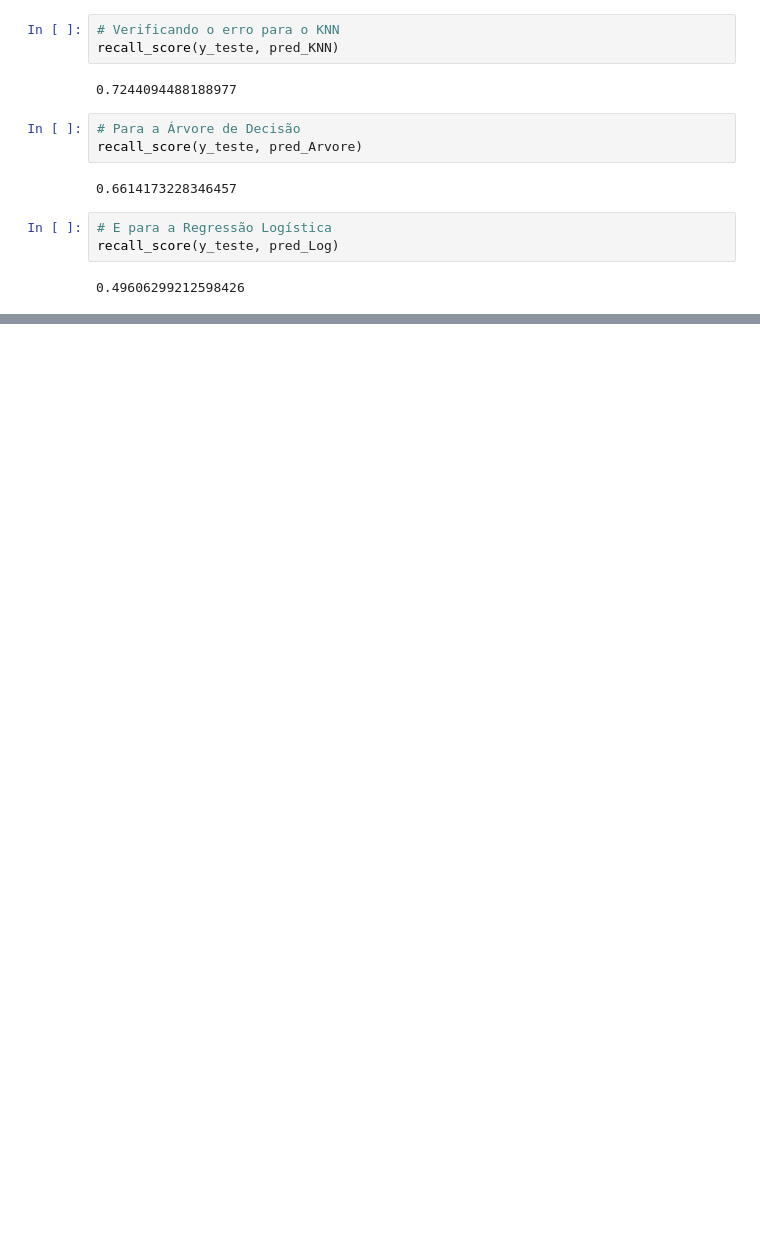
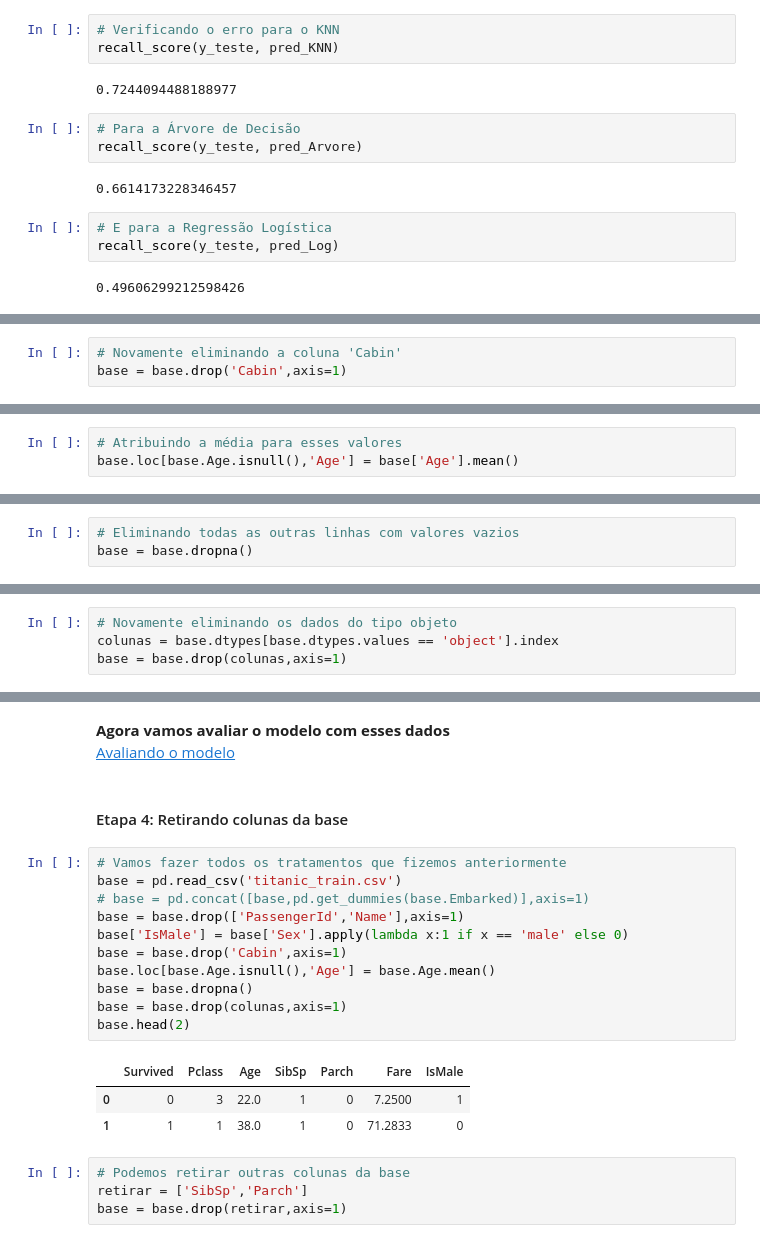
Before and after one commit to BrunoSouza-Data/Projetos_e_estudos, a Jupyter notebook: Projeto Titanic/titanic.ipynb, the cells around one changed output, grey strips where cells are left out. Drawn from its saved outputs; the diff is of its cells as text; blank space fills up the shorter version.

```diff
--- a/Projeto Titanic/titanic.ipynb
+++ b/Projeto Titanic/titanic.ipynb
@@ -778,0 +827,3 @@ In progress...
+# %%
+# Novamente eliminando a coluna 'Cabin'
+base = base.drop('Cabin',axis=1)
@@ -778,0 +853,3 @@ In progress...
+# %%
+# Atribuindo a média para esses valores
+base.loc[base.Age.isnull(),'Age'] = base['Age'].mean()
@@ -778,0 +858,3 @@ In progress...
+# %%
+# Eliminando todas as outras linhas com valores vazios
+base = base.dropna()
@@ -778,0 +863,4 @@ In progress...
+# %%
+# Novamente eliminando os dados do tipo objeto
+colunas = base.dtypes[base.dtypes.values == 'object'].index
+base = base.drop(colunas,axis=1)
@@ -778,0 +1011,25 @@ In progress...
+# %% [markdown]
+**Agora vamos avaliar o modelo com esses dados**<br>
+[Avaliando o modelo](#AvaliandoModelo)
+# %% [markdown]
+<a id='Etapa4'></a>
+#### Etapa 4: Retirando colunas da base
+# %%
+# Vamos fazer todos os tratamentos que fizemos anteriormente
+base = pd.read_csv('titanic_train.csv')
+# base = pd.concat([base,pd.get_dummies(base.Embarked)],axis=1)
+base = base.drop(['PassengerId','Name'],axis=1)
+base['IsMale'] = base['Sex'].apply(lambda x:1 if x == 'male' else 0)
+base = base.drop('Cabin',axis=1)
+base.loc[base.Age.isnull(),'Age'] = base.Age.mean()
+base = base.dropna()
+base = base.drop(colunas,axis=1)
+base.head(2)
+# %% [output]
+|  | Survived | Pclass | Age | SibSp | Parch | Fare | IsMale |
+| 0 | 0 | 3 | 22.0 | 1 | 0 | 7.2500 | 1 |
+| 1 | 1 | 1 | 38.0 | 1 | 0 | 71.2833 | 0 |
+# %%
+# Podemos retirar outras colunas da base
+retirar = ['SibSp','Parch']
+base = base.drop(retirar,axis=1)
```
Also changed, not shown: parts of 63 cells of this notebook.
